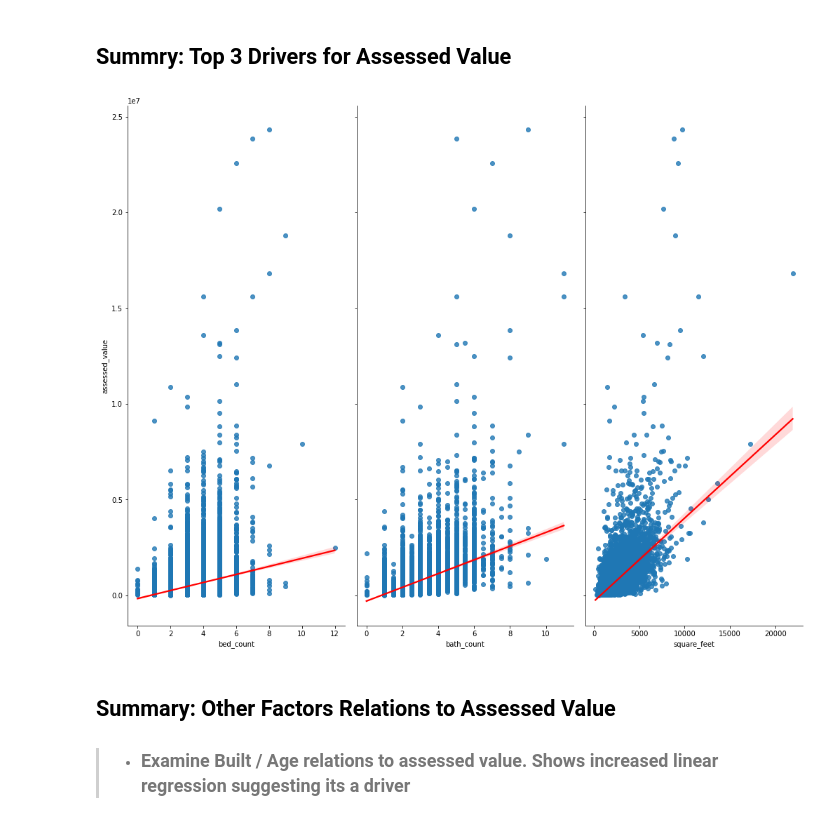
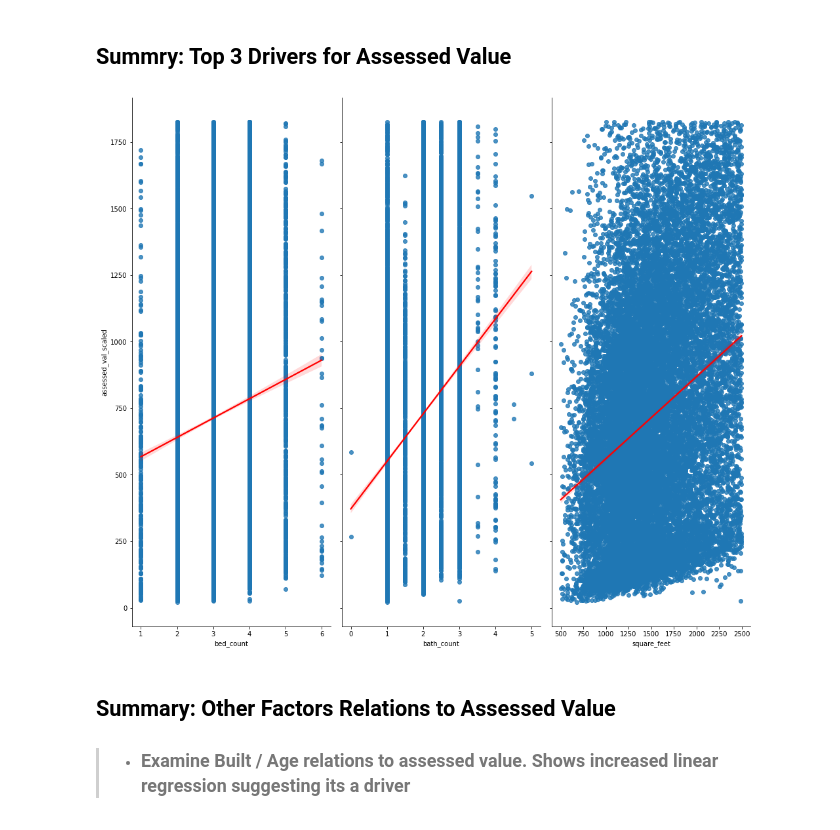
Before and after one commit to stephenkipkurui/regression-project, a Jupyter notebook: zillow_workspace.ipynb, the cells around one changed output. Saved outputs shown, nothing was run; the diff lists cells and outputs as text; code cells hidden in the pictures.

```diff
--- a/zillow_workspace.ipynb
+++ b/zillow_workspace.ipynb
@@ -250,0 +270,16 @@ Length: 29296, dtype: int64
+# %%
+train['age_scaled'] = scaler.transform(train[['home_age']])
+test['age_scaled'] = scaler.transform(test[['home_age']])
+validate['age_scaled'] = scaler.transform(validate[['home_age']])
+# %%
+train['assessed_val_scaled'] = scaler.transform(train[['assessed_value']])
+test['assessed_val_scaled'] = scaler.transform(test[['assessed_value']])
+validate['assessed_val_scaled'] = scaler.transform(validate[['assessed_value']])
+# %%
+train['bed_scaled'] = scaler.transform(train[['bed_count']])
+test['bed_scaled'] = scaler.transform(test[['bed_count']])
+validate['bed_scaled'] = scaler.transform(validate[['bed_count']])
+# %%
+train['bath_scaled'] = scaler.transform(train[['bath_count']])
+test['bath_scaled'] = scaler.transform(test[['bath_count']])
+validate['bath_scaled'] = scaler.transform(validate[['bath_count']])
@@ -629,11 +672,11 @@ REJECT: There is no correlation between a home's year built and and its variatio
 ## Summry: Top 3 Drivers for Assessed Value
 # %%
 g = sns.pairplot(train, kind='reg', plot_kws={'line_kws':{'color':'red'}}, x_vars = ['bed_count', 'bath_count', 'square_feet'],
-                 y_vars = ['assessed_value'])
+                 y_vars = ['assessed_val_scaled'])
 
 g.fig.set_size_inches(15,15)
 # %% [output]
-[figure, old version]
+[figure, new version]
 # %% [markdown]
 ## Summary: Other Factors Relations to Assessed Value
 
```
Also changed, not shown: parts of 116 cells of this notebook.
